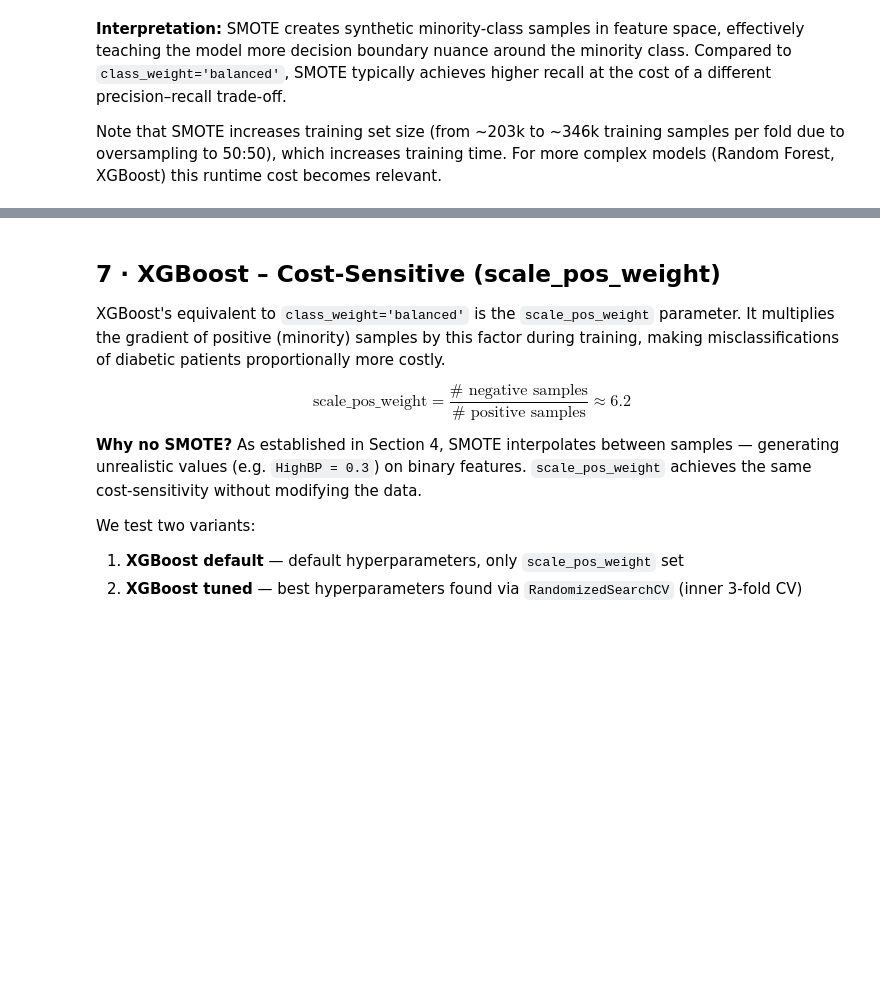
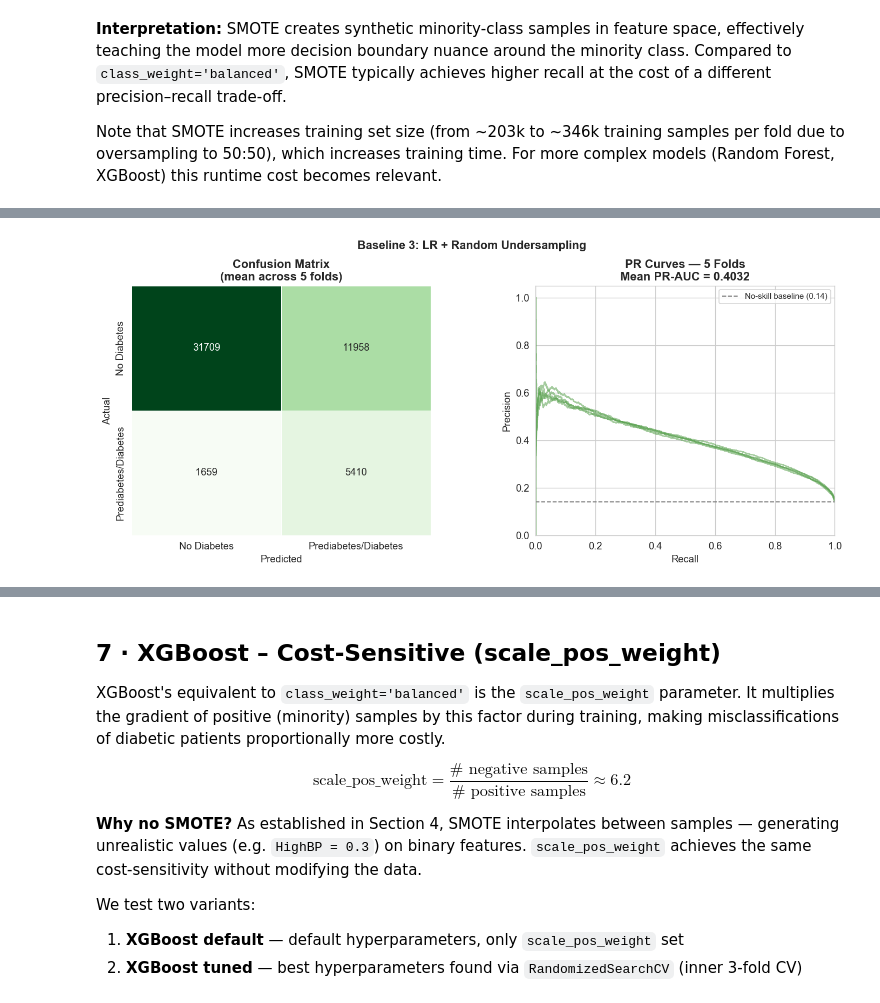
Before and after one commit to Hasher26/diabetes-prediction-ml, a Jupyter notebook: notebooks/03_modeling.ipynb, the cells around one changed output, grey strips where cells are left out. Saved outputs shown, nothing was run; the diff lists cells and outputs as text; code cells hidden in the pictures; blank space fills up the shorter version.

```diff
--- a/notebooks/03_modeling.ipynb
+++ b/notebooks/03_modeling.ipynb
@@ -271,0 +351,8 @@ Note that SMOTE increases training set size (from ~203k to ~346k training sample
+# %%
+lr_rus = ImbPipeline([
+    ('rus', RandomUnderSampler(random_state=SEED)),
+    ('lr',  LogisticRegression(max_iter=1000, solver='lbfgs', random_state=SEED))
+])
+
+results_rus = run_cv(lr_rus, X, y, skf, label='LR + Random Undersampling')
+pr_rus, roc_rus, acc_rus = print_summary(results_rus, 'LR + Random Undersampling')
@@ -271,0 +379,34 @@ Note that SMOTE increases training set size (from ~203k to ~346k training sample
+# %%
+fig = plt.figure(figsize=(14, 5))
+gs  = fig.add_gridspec(1, 2, wspace=0.35)
+
+ax_cm = fig.add_subplot(gs[0])
+avg_cm_r = np.round(np.mean([r['confusion'] for r in results_rus], axis=0)).astype(int)
+sns.heatmap(avg_cm_r, annot=True, fmt='d', cmap='Greens',
+            xticklabels=list(LABEL_MAP.values()),
+            yticklabels=list(LABEL_MAP.values()),
+            ax=ax_cm, cbar=False, linewidths=0.5)
+ax_cm.set_xlabel('Predicted')
+ax_cm.set_ylabel('Actual')
+ax_cm.set_title('Confusion Matrix\n(mean across 5 folds)', fontweight='bold')
+
+ax_pr = fig.add_subplot(gs[1])
+for r in results_rus:
+    prec, rec, _ = precision_recall_curve(r['y_true'], r['y_prob'])
+    ax_pr.plot(rec, prec, alpha=0.55, lw=1.3, color='#59A14F')
+ax_pr.axhline(baseline_rate, color='gray', linestyle='--', lw=1.2,
+              label=f'No-skill baseline ({baseline_rate:.2f})')
+ax_pr.set_xlabel('Recall')
+ax_pr.set_ylabel('Precision')
+ax_pr.set_xlim([0, 1])
+ax_pr.set_ylim([0, 1.05])
+ax_pr.set_title(f'PR Curves — {N_SPLITS} Folds\nMean PR-AUC = {pr_rus:.4f}',
+                fontweight='bold')
+ax_pr.legend(fontsize=9)
+
+fig.suptitle('Baseline 3: LR + Random Undersampling',
+             fontsize=13, fontweight='bold', y=1.02)
+plt.savefig(os.path.join(PLOTS_DIR, '17_lr_undersampling_results.png'), bbox_inches='tight')
+plt.show()
+# %% [output]
+[figure, added]
```
Also changed, not shown: parts of 14 cells of this notebook, 2 other files.
